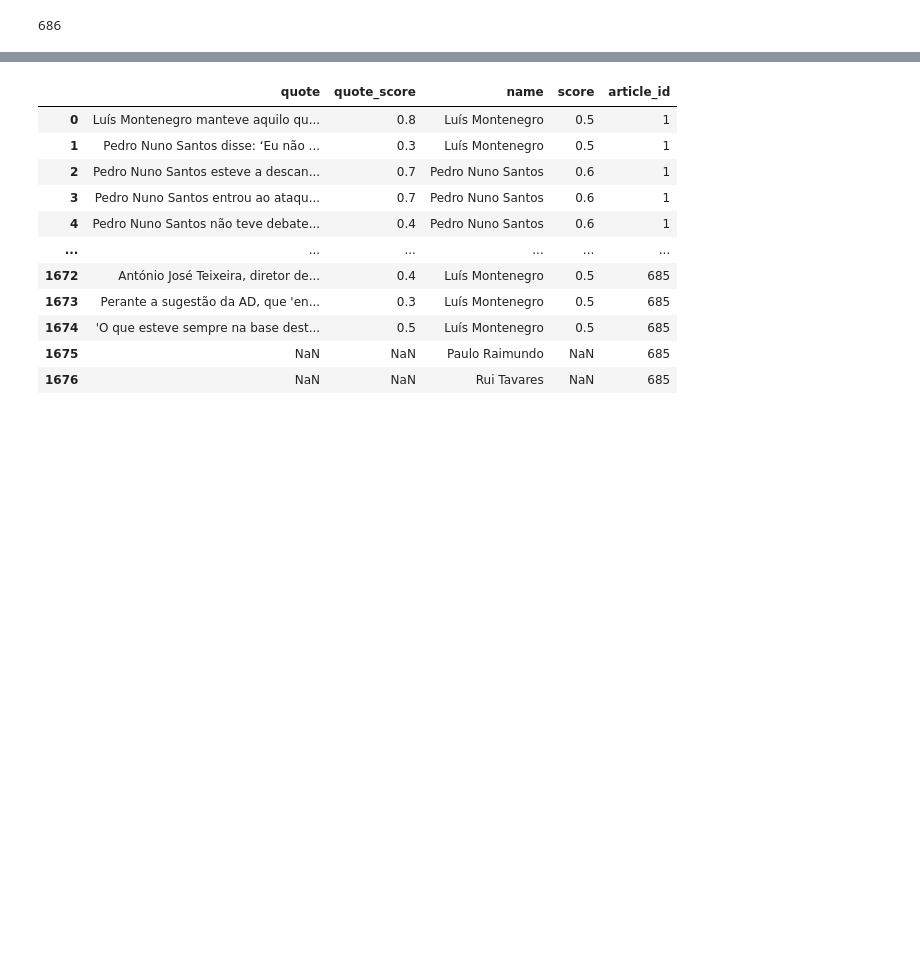
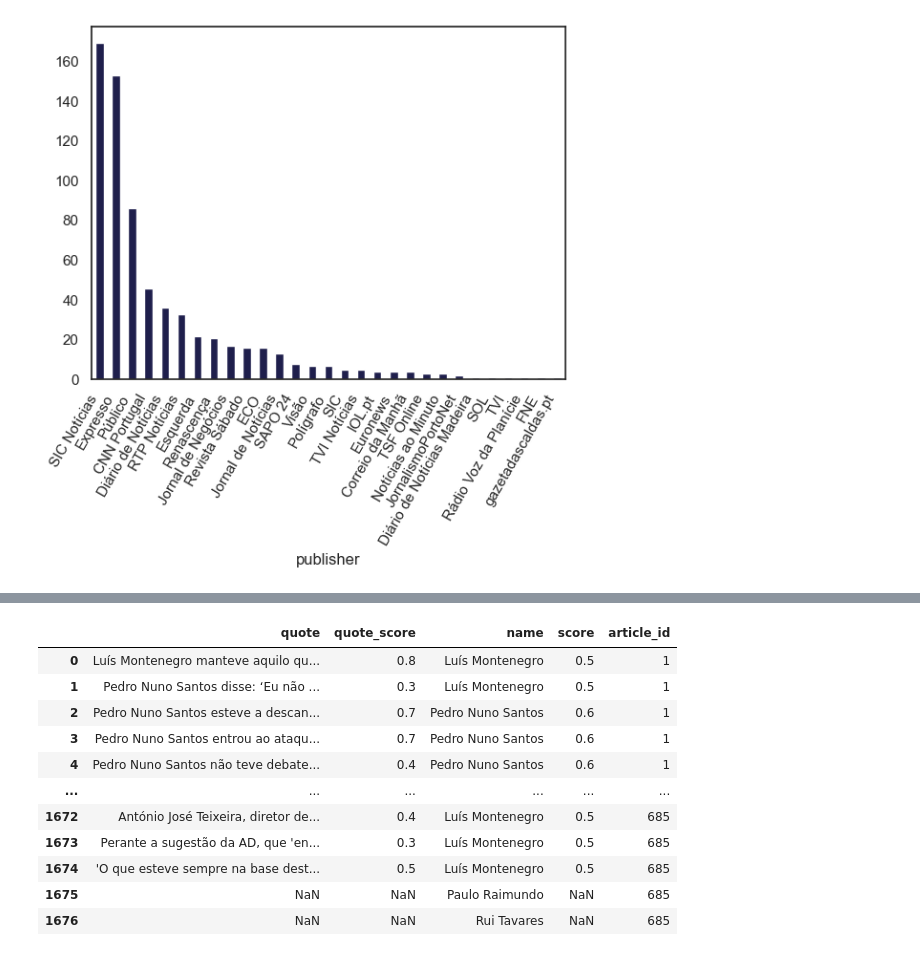
Before and after one commit to 3lueLightning/elections_monitoring, a Jupyter notebook: notebooks/results_analysis.ipynb, the cells around one changed output, grey strips where cells are left out. Drawn from its saved outputs; the diff is of its cells as text; code cells hidden in the pictures; blank space fills up the shorter version.

```diff
--- a/notebooks/results_analysis.ipynb
+++ b/notebooks/results_analysis.ipynb
@@ -12 +18,11 @@ sentiments_df = SentimentAnalysis.load_article_sentiments()
+# %%
+articles_df = NewsScraper.load_articles()
+articles_df["pubdate"] = pd.to_datetime(articles_df["pubdate"]).dt.date
+
+sentiments_df = SentimentAnalysis.load_article_sentiments()
+# %%
+articles_df["publisher"].value_counts().plot.bar()
+plt.xticks(rotation=60, ha='right');
+# %% [output]
+[figure, added]
 # %%
@@ -32,7 +45,3 @@ def expand_analysis(row):
 
     analysis = [df.dropna(axis=1, how='all') for df in analysis]
     return pd.concat(analysis, ignore_index=True)
-# %%
-sentiments_df.article_id.nunique()
-# %% [output]
-686
```
Also changed, not shown: parts of 38 cells of this notebook, 3 other files.
